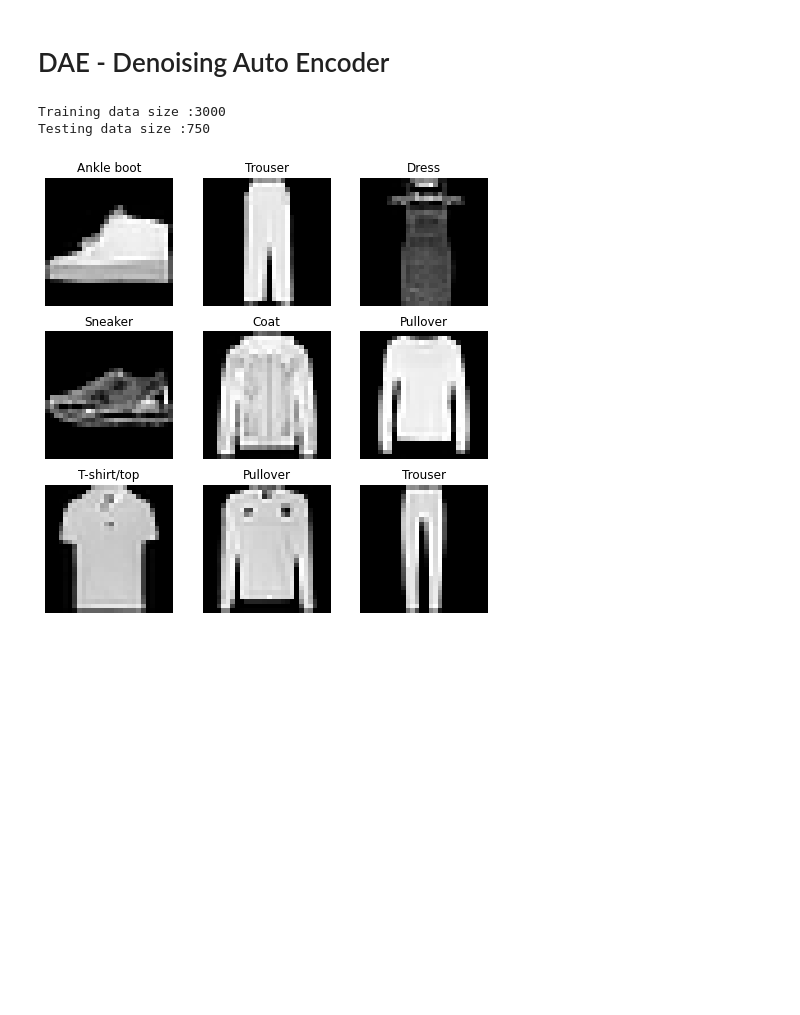
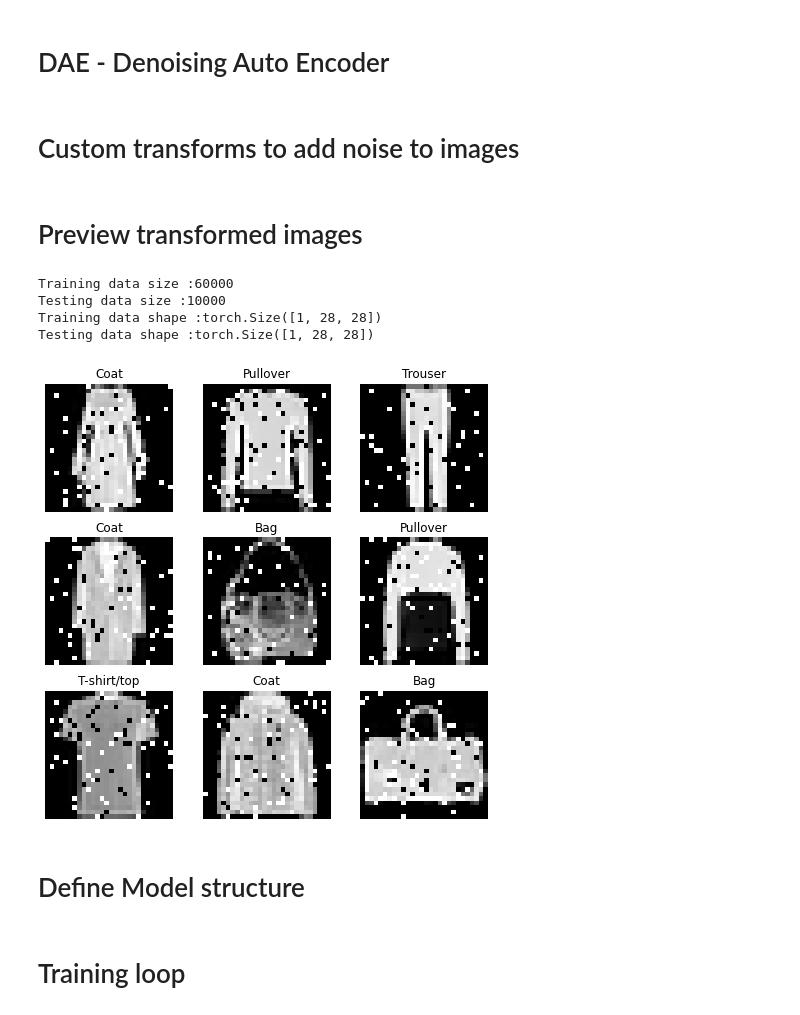
Before and after one commit to graeb/DAE_for_noobs, a Jupyter notebook: dae_denoising_image.ipynb, the cells around one changed output. Cells and saved outputs as stored; diff of their text form; code cells hidden in the pictures; blank space fills up the shorter version.

```diff
--- a/dae_denoising_image.ipynb
+++ b/dae_denoising_image.ipynb
@@ -15,15 +16,2 @@ device = torch.device("cuda" if torch.cuda.is_available() else "cpu")
-# %%
-from sklearn.model_selection import train_test_split
-cpu_count = os.cpu_count()
-mnist_data = torchvision.datasets.FashionMNIST('./data/', download=True, transform = torchvision.transforms.ToTensor())
-X_train, X_test = train_test_split(mnist_data, test_size=0.2, train_size=0.8, random_state=909)
-training_data_loader = torch.utils.data.DataLoader(X_train,
-                                          batch_size=16,
-                                          shuffle=True,
-                                          num_workers=cpu_count,
-                                          )
-testing_data_loader = torch.utils.data.DataLoader(X_test,
-                                          batch_size=16,
-                                          shuffle=True,
-                                          num_workers=cpu_count,
-                                          )
+# %% [markdown]
+# Custom transforms to add noise to images
@@ -30,33 +92,38 @@ testing_data_loader = torch.utils.data.DataLoader(X_test,
+# %% [markdown]
+# Preview transformed images
 # %%
 # Get image through dataset class
-from PIL import Image
-# img, label = mnist_data[123]
-# torchvision.transforms.functional.to_pil_image(img, mode=None)
-# print(f'Training data size :{type(X_train)}')
-print(f'Training data size :{len(training_data_loader)}')
-print(f'Testing data size :{len(testing_data_loader)}')
+print(f'Training data size :{len(training_data)}')
+print(f'Testing data size :{len(test_data)}')
+print(f'Training data shape :{training_data[0][0].shape}')
+print(f'Testing data shape :{test_data[0][0].shape}')
 labels = {'0' : 'T-shirt/top',
 '1' :'Trouser',
 '2'	:'Pullover',
 '3'	:'Dress',
 '4'	:'Coat',
 '5'	:'Sandal',
 '6'	:'Shirt',
 '7'	:'Sneaker',
 '8'	:'Bag',
 '9'	:'Ankle boot'}
-figure = plt.figure(figsize=(8, 8))
-cols, rows = 3, 3
-for i in range(1, cols * rows + 1):
-    sample_idx = torch.randint(len(X_train), size=(1,)).item()
-    img, label_id = X_train[sample_idx]
-    figure.add_subplot(rows, cols, i)
-    plt.title(labels[str(label_id)])
-    plt.axis("off")
-    plt.imshow(img.squeeze(), cmap="gray") # squeeze is needed otherwise we will get error /
-                                           # TypeError: Image.__init__() takes 1 positional argument but 2 were given
-plt.show()
+def view_data(X_train = training_data):
+    figure = plt.figure(figsize=(8, 8))
+    cols, rows = 3, 3
+    for i in range(1, cols * rows + 1):
+        sample_idx = torch.randint(len(X_train), size=(1,)).item()
+        img, label_id = X_train[sample_idx]
+        figure.add_subplot(rows, cols, i)
+        plt.title(labels[str(label_id)])
+        plt.axis("off")
+        plt.imshow(img.squeeze(), cmap="gray") # squeeze is needed otherwise we will get error /
+                                            # TypeError: Image.__init__() takes 1 positional argument but 2 were given
+    plt.show()
+
+view_data()
 # %% [output]
-Training data size :3000
-Testing data size :750
+Training data size :60000
+Testing data size :10000
+Training data shape :torch.Size([1, 28, 28])
+Testing data shape :torch.Size([1, 28, 28])
-[figure, old version]
+[figure, new version]
@@ -77,0 +144,2 @@ print(f"Label: {label}")
+# %% [markdown]
+# Define Model structure
@@ -77,0 +177,2 @@ print(f"Label: {label}")
+# %% [markdown]
+# Training loop
```
Also changed, not shown: parts of 8 cells of this notebook.
